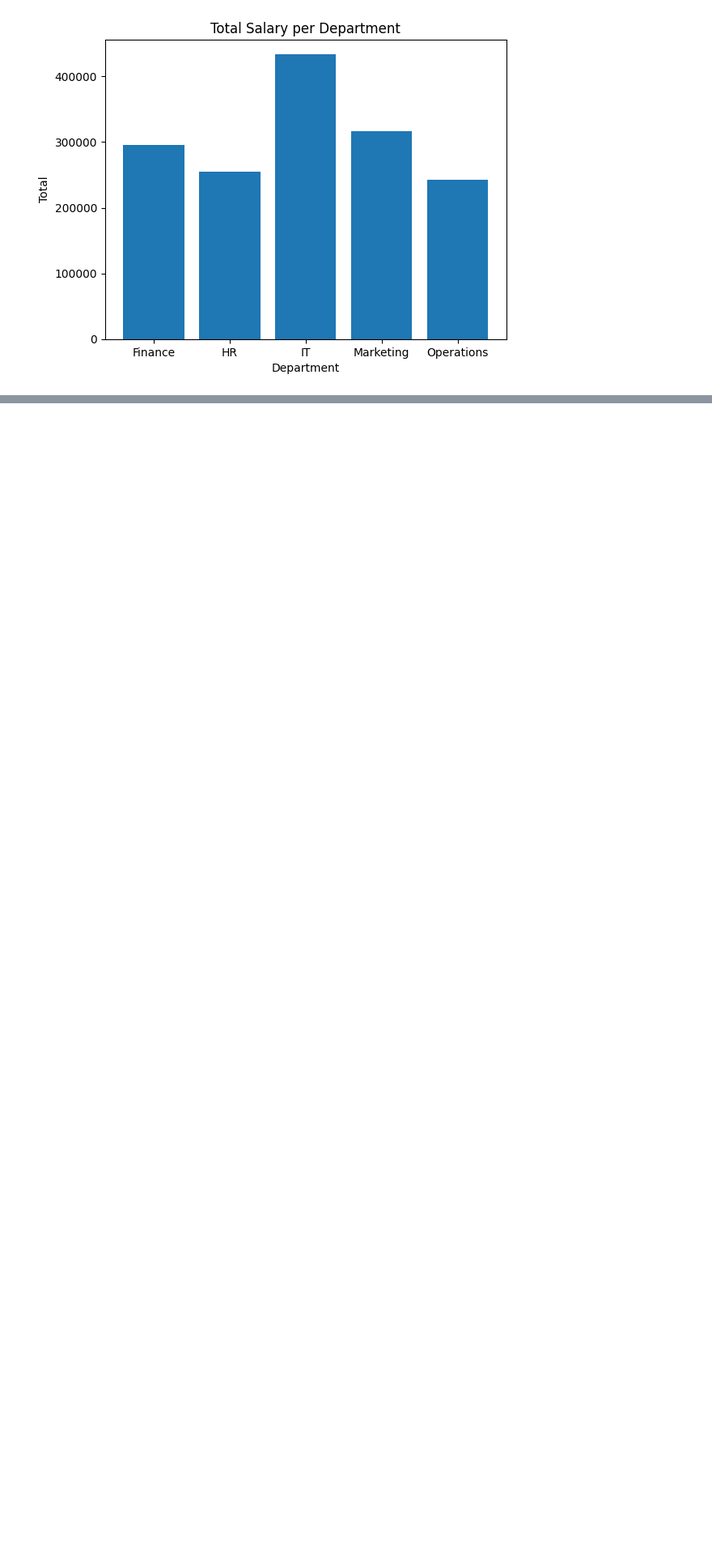
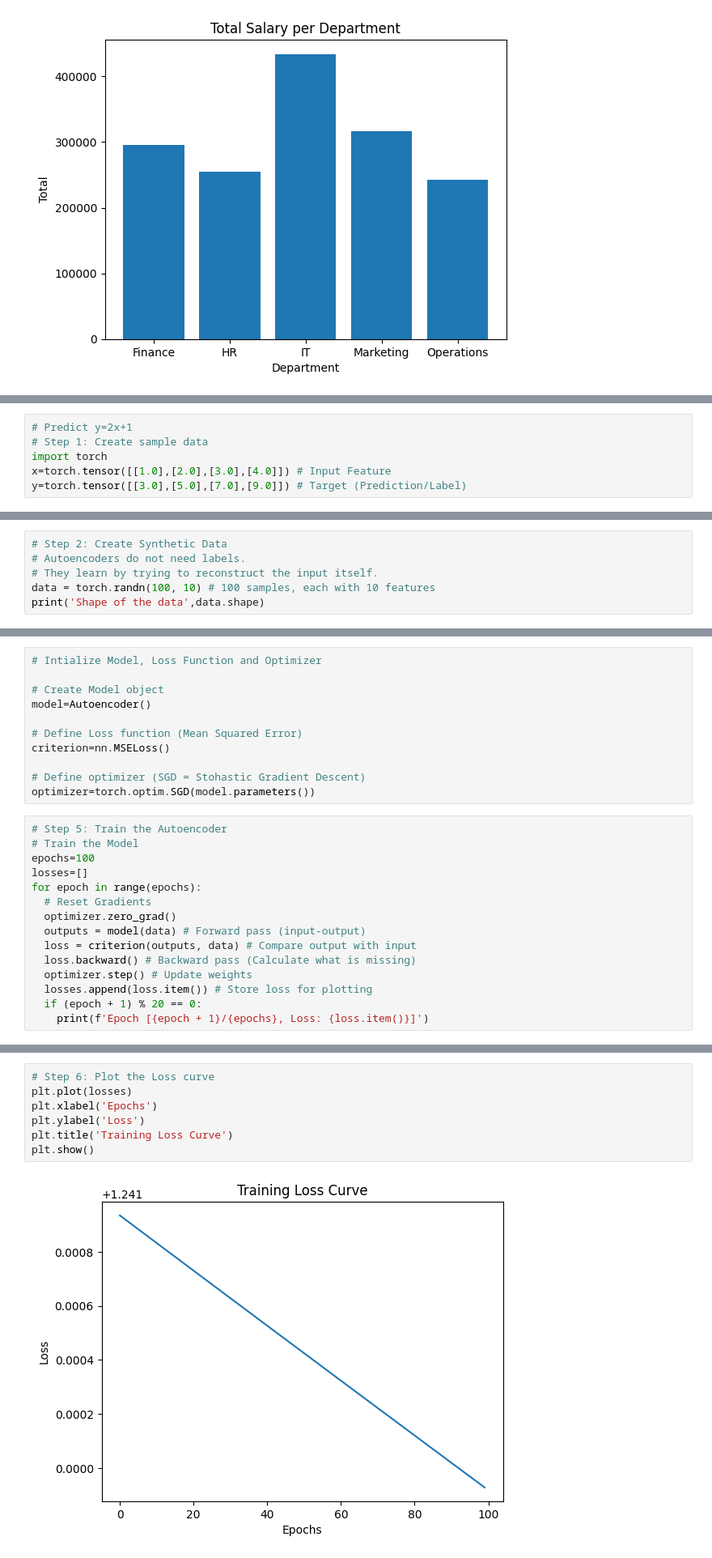
Before and after one commit to kothaneha8/DS-ML-AI-Practice, a Jupyter notebook: AI.ipynb, the cells around one changed output, grey strips where cells are left out. Shown at 81% size. Cells and saved outputs as stored; diff of their text form; blank space fills up the shorter version.

```diff
--- a/AI.ipynb
+++ b/AI.ipynb
@@ -1104,0 +1227,6 @@ plt.show()
+# %%
+# Predict y=2x+1
+# Step 1: Create sample data
+import torch
+x=torch.tensor([[1.0],[2.0],[3.0],[4.0]]) # Input Feature
+y=torch.tensor([[3.0],[5.0],[7.0],[9.0]]) # Target (Prediction/Label)
@@ -1104,0 +1295,6 @@ plt.show()
+# %%
+# Step 2: Create Synthetic Data
+# Autoencoders do not need labels.
+# They learn by trying to reconstruct the input itself.
+data = torch.randn(100, 10) # 100 samples, each with 10 features
+print('Shape of the data',data.shape)
@@ -1104,0 +1329,26 @@ plt.show()
+# %%
+# Intialize Model, Loss Function and Optimizer
+
+# Create Model object
+model=Autoencoder()
+
+# Define Loss function (Mean Squared Error)
+criterion=nn.MSELoss()
+
+# Define optimizer (SGD = Stohastic Gradient Descent)
+optimizer=torch.optim.SGD(model.parameters())
+# %%
+# Step 5: Train the Autoencoder
+# Train the Model
+epochs=100
+losses=[]
+for epoch in range(epochs):
+  # Reset Gradients
+  optimizer.zero_grad()
+  outputs = model(data) # Forward pass (input-output)
+  loss = criterion(outputs, data) # Compare output with input
+  loss.backward() # Backward pass (Calculate what is missing)
+  optimizer.step() # Update weights
+  losses.append(loss.item()) # Store loss for plotting
+  if (epoch + 1) % 20 == 0:
+    print(f'Epoch [{epoch + 1}/{epochs}, Loss: {loss.item()}]')
@@ -1104,0 +1361,9 @@ plt.show()
+# %%
+# Step 6: Plot the Loss curve
+plt.plot(losses)
+plt.xlabel('Epochs')
+plt.ylabel('Loss')
+plt.title('Training Loss Curve')
+plt.show()
+# %% [output]
+[figure, added]
```
Also changed, not shown: parts of 22 cells of this notebook.
